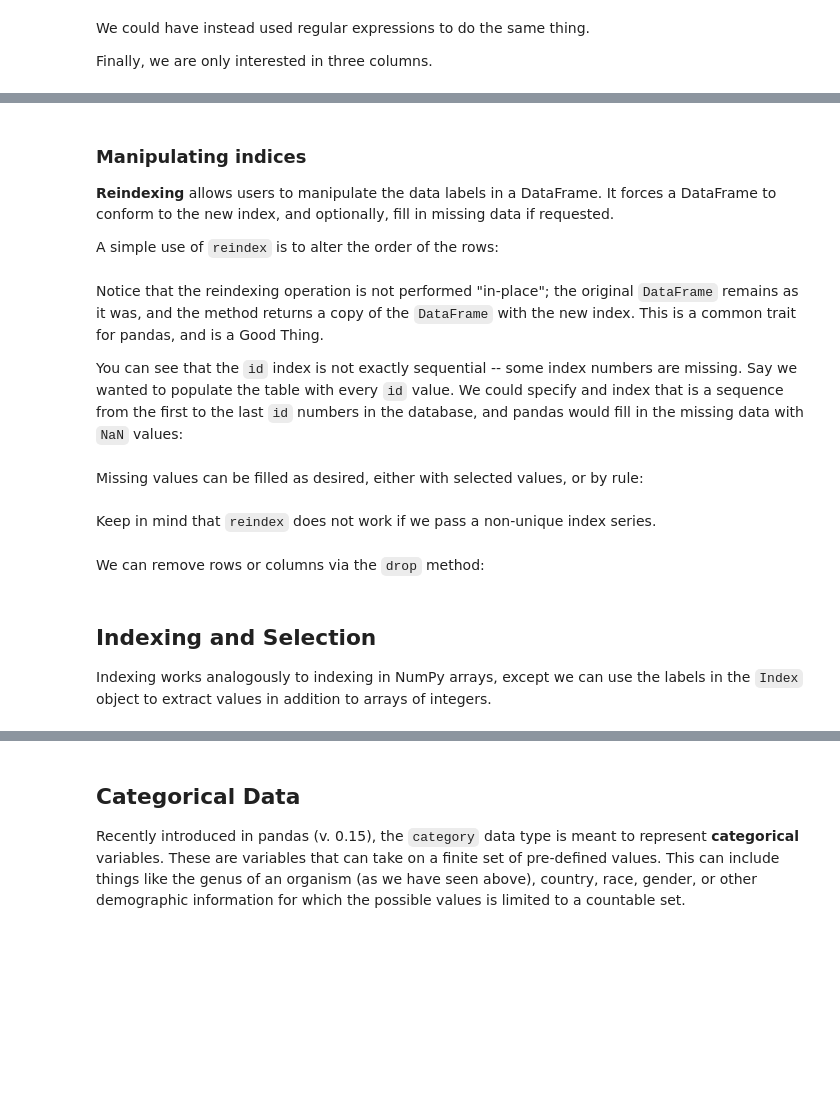
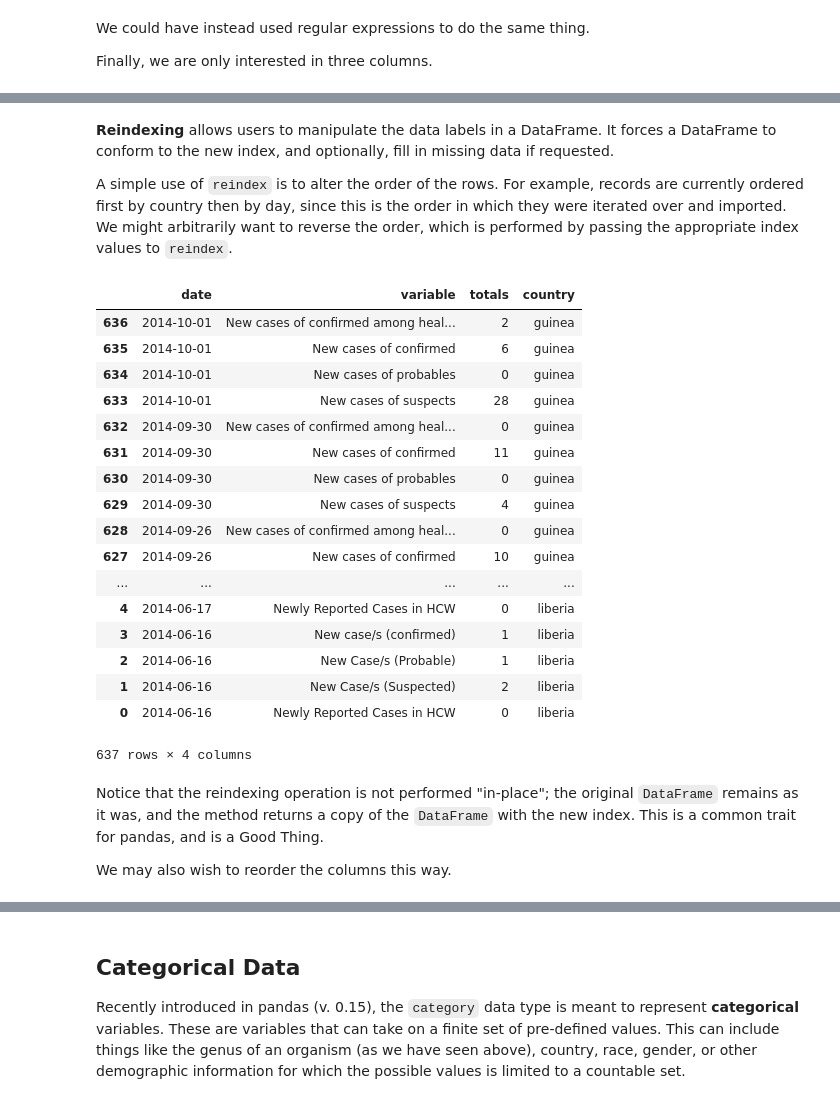
Before and after one commit to fonnesbeck/scipy2015_tutorial, a Jupyter notebook: notebooks/1. Data Preparation.ipynb, the cells around one changed output, grey strips where cells are left out. Cells and saved outputs as stored; diff of their text form; code cells hidden in the pictures; blank space fills up the shorter version.

Commit message:
Updates to data prep notebook

```diff
--- a/notebooks/1. Data Preparation.ipynb
+++ b/notebooks/1. Data Preparation.ipynb
@@ -1071,0 +1185,3 @@ sample.loc[case_mask, ['date', 'variable', 'National']]
+# %%
+all_data = pd.concat(datasets).reset_index(drop=True)
+all_data.head()
@@ -1072,20 +1195,29 @@ sample.loc[case_mask, ['date', 'variable', 'National']]
 # %% [markdown]
-### Manipulating indices
-
 **Reindexing** allows users to manipulate the data labels in a DataFrame. It forces a DataFrame to conform to the new index, and optionally, fill in missing data if requested.
 
-A simple use of `reindex` is to alter the order of the rows:
+A simple use of `reindex` is to alter the order of the rows. For example, records are currently ordered first by country then by day, since this is the order in which they were iterated over and imported. We might arbitrarily want to reverse the order, which is performed by passing the appropriate index values to `reindex`.
+# %%
+all_data.reindex(all_data.index[::-1])
+# %% [output]
+|  | date | variable | totals | country |
+| 636 | 2014-10-01 | New cases of confirmed among heal... | 2 | guinea |
+| 635 | 2014-10-01 | New cases of confirmed | 6 | guinea |
+| 634 | 2014-10-01 | New cases of probables | 0 | guinea |
+| 633 | 2014-10-01 | New cases of suspects | 28 | guinea |
+| 632 | 2014-09-30 | New cases of confirmed among heal... | 0 | guinea |
+| 631 | 2014-09-30 | New cases of confirmed | 11 | guinea |
+| 630 | 2014-09-30 | New cases of probables | 0 | guinea |
+| 629 | 2014-09-30 | New cases of suspects | 4 | guinea |
+| 628 | 2014-09-26 | New cases of confirmed among heal... | 0 | guinea |
+| 627 | 2014-09-26 | New cases of confirmed | 10 | guinea |
+| ... | ... | ... | ... | ... |
+| 4 | 2014-06-17 | Newly Reported Cases in HCW | 0 | liberia |
+| 3 | 2014-06-16 | New case/s (confirmed) | 1 | liberia |
+| 2 | 2014-06-16 | New Case/s (Probable) | 1 | liberia |
+| 1 | 2014-06-16 | New Case/s (Suspected) | 2 | liberia |
+| 0 | 2014-06-16 | Newly Reported Cases in HCW | 0 | liberia |
+637 rows × 4 columns
 # %% [markdown]
 Notice that the reindexing operation is not performed "in-place"; the original `DataFrame` remains as it was, and the method returns a copy of the `DataFrame` with the new index. This is a common trait for pandas, and is a Good Thing.
 
-You can see that the `id` index is not exactly sequential -- some index numbers are missing. Say we wanted to populate the table with every `id` value. We could specify and index that is a sequence from the first to the last `id` numbers in the database, and pandas would fill in the missing data with `NaN` values:
+We may also wish to reorder the columns this way.
-# %% [markdown]
-Missing values can be filled as desired, either with selected values, or by rule:
-# %% [markdown]
-Keep in mind that `reindex` does not work if we pass a non-unique index series.
-# %% [markdown]
-We can remove rows or columns via the `drop` method:
-# %% [markdown]
-## Indexing and Selection
-
-Indexing works analogously to indexing in NumPy arrays, except we can use the labels in the `Index` object to extract values in addition to arrays of integers.
```
Also changed, not shown: parts of 35 cells of this notebook.
